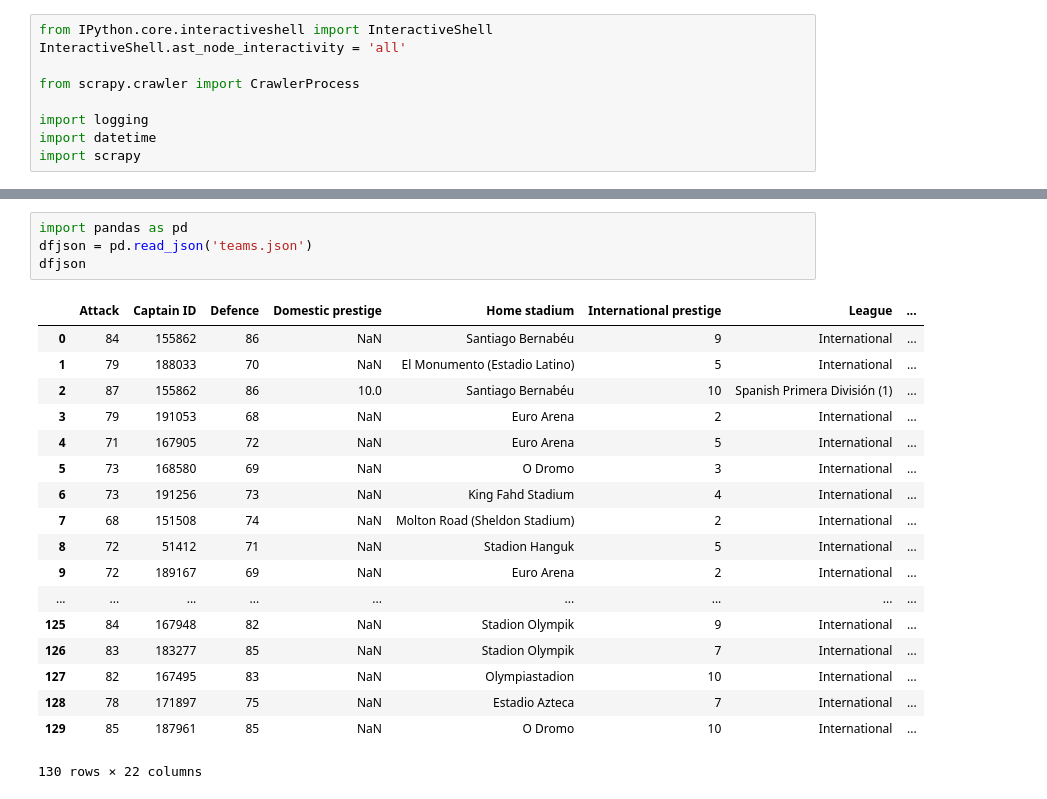
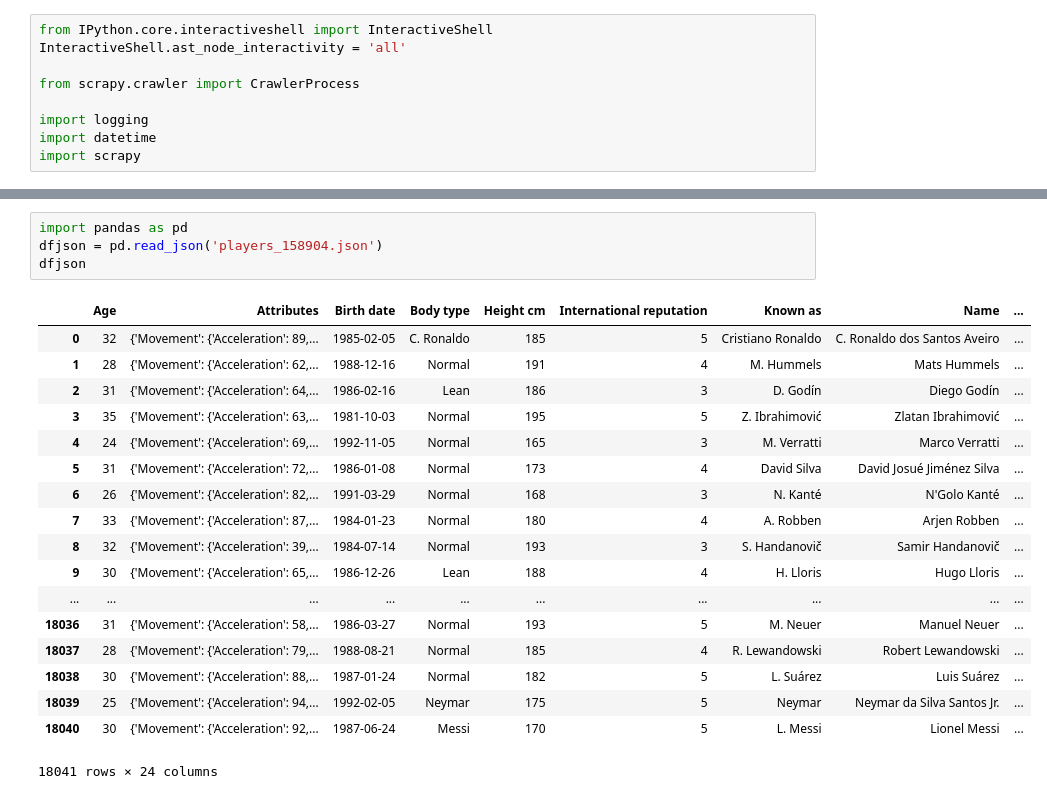
Before and after one commit to matiasbattocchia/sofifa_scraper, a Jupyter notebook: SOFIFA.ipynb, the cells around one changed output, grey strips where cells are left out. Saved outputs shown, nothing was run; the diff lists cells and outputs as text.

```diff
--- a/SOFIFA.ipynb
+++ b/SOFIFA.ipynb
@@ -420,24 +420,24 @@ process.start()
 <Deferred at 0x...>
 # %%
 import pandas as pd
-dfjson = pd.read_json('teams.json')
+dfjson = pd.read_json('players_158904.json')
 dfjson
 # %% [output]
-|  | Attack | Captain ID | Defence | Domestic prestige | Home stadium | International prestige | League | ... |
-| 0 | 84 | 155862 | 86 | NaN | Santiago Bernabéu | 9 | International | ... |
-| 1 | 79 | 188033 | 70 | NaN | El Monumento (Estadio Latino) | 5 | International | ... |
-| 2 | 87 | 155862 | 86 | 10.0 | Santiago Bernabéu | 10 | Spanish Primera División (1) | ... |
-| 3 | 79 | 191053 | 68 | NaN | Euro Arena | 2 | International | ... |
-| 4 | 71 | 167905 | 72 | NaN | Euro Arena | 5 | International | ... |
-| 5 | 73 | 168580 | 69 | NaN | O Dromo | 3 | International | ... |
-| 6 | 73 | 191256 | 73 | NaN | King Fahd Stadium | 4 | International | ... |
-| 7 | 68 | 151508 | 74 | NaN | Molton Road (Sheldon Stadium) | 2 | International | ... |
-| 8 | 72 | 51412 | 71 | NaN | Stadion Hanguk | 5 | International | ... |
-| 9 | 72 | 189167 | 69 | NaN | Euro Arena | 2 | International | ... |
-| ... | ... | ... | ... | ... | ... | ... | ... | ... |
-| 125 | 84 | 167948 | 82 | NaN | Stadion Olympik | 9 | International | ... |
-| 126 | 83 | 183277 | 85 | NaN | Stadion Olympik | 7 | International | ... |
-| 127 | 82 | 167495 | 83 | NaN | Olympiastadion | 10 | International | ... |
-| 128 | 78 | 171897 | 75 | NaN | Estadio Azteca | 7 | International | ... |
-| 129 | 85 | 187961 | 85 | NaN | O Dromo | 10 | International | ... |
+|  | Age | Attributes | Birth date | Body type | Height cm | International reputation | Known as | Name | ... |
+| 0 | 32 | {'Movement': {'Acceleration': 89,... | 1985-02-05 | C. Ronaldo | 185 | 5 | Cristiano Ronaldo | C. Ronaldo dos Santos Aveiro | ... |
+| 1 | 28 | {'Movement': {'Acceleration': 62,... | 1988-12-16 | Normal | 191 | 4 | M. Hummels | Mats Hummels | ... |
+| 2 | 31 | {'Movement': {'Acceleration': 64,... | 1986-02-16 | Lean | 186 | 3 | D. Godín | Diego Godín | ... |
+| 3 | 35 | {'Movement': {'Acceleration': 63,... | 1981-10-03 | Normal | 195 | 5 | Z. Ibrahimović | Zlatan Ibrahimović | ... |
+| 4 | 24 | {'Movement': {'Acceleration': 69,... | 1992-11-05 | Normal | 165 | 3 | M. Verratti | Marco Verratti | ... |
+| 5 | 31 | {'Movement': {'Acceleration': 72,... | 1986-01-08 | Normal | 173 | 4 | David Silva | David Josué Jiménez Silva | ... |
+| 6 | 26 | {'Movement': {'Acceleration': 82,... | 1991-03-29 | Normal | 168 | 3 | N. Kanté | N'Golo Kanté | ... |
+| 7 | 33 | {'Movement': {'Acceleration': 87,... | 1984-01-23 | Normal | 180 | 4 | A. Robben | Arjen Robben | ... |
+| 8 | 32 | {'Movement': {'Acceleration': 39,... | 1984-07-14 | Normal | 193 | 3 | S. Handanovič | Samir Handanovič | ... |
+| 9 | 30 | {'Movement': {'Acceleration': 65,... | 1986-12-26 | Lean | 188 | 4 | H. Lloris | Hugo Lloris | ... |
+| ... | ... | ... | ... | ... | ... | ... | ... | ... | ... |
+| 18036 | 31 | {'Movement': {'Acceleration': 58,... | 1986-03-27 | Normal | 193 | 5 | M. Neuer | Manuel Neuer | ... |
+| 18037 | 28 | {'Movement': {'Acceleration': 79,... | 1988-08-21 | Normal | 185 | 4 | R. Lewandowski | Robert Lewandowski | ... |
+| 18038 | 30 | {'Movement': {'Acceleration': 88,... | 1987-01-24 | Normal | 182 | 5 | L. Suárez | Luis Suárez | ... |
+| 18039 | 25 | {'Movement': {'Acceleration': 94,... | 1992-02-05 | Neymar | 175 | 5 | Neymar | Neymar da Silva Santos Jr. | ... |
+| 18040 | 30 | {'Movement': {'Acceleration': 92,... | 1987-06-24 | Messi | 170 | 5 | L. Messi | Lionel Messi | ... |
-130 rows × 22 columns
+18041 rows × 24 columns
```
Also changed, not shown: parts of 6 cells of this notebook, 2 other files.
